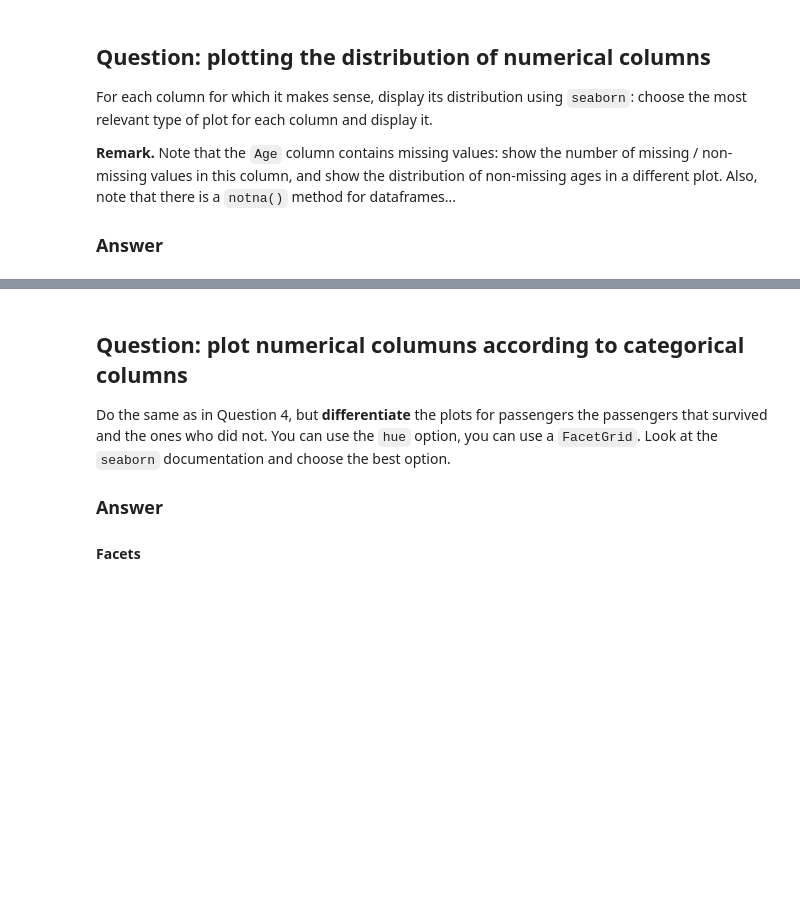
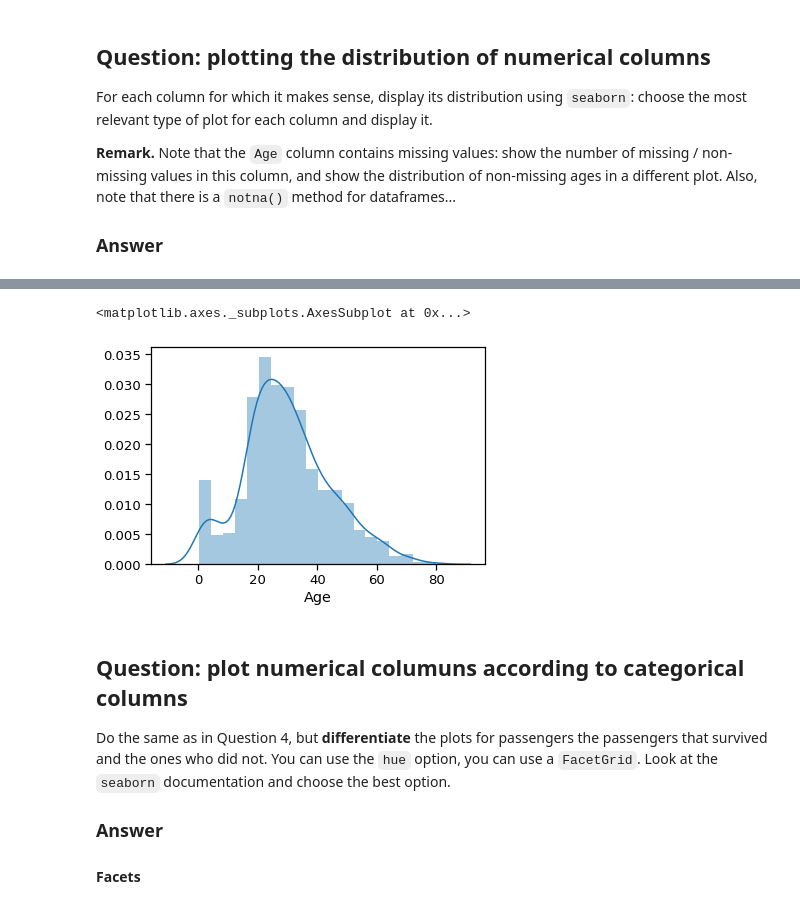
Before and after one commit to anis45/TechBigDataHomeWork, a Jupyter notebook: homework01.ipynb, the cells around one changed output, grey strips where cells are left out. Saved outputs shown, nothing was run; the diff lists cells and outputs as text; code cells hidden in the pictures; blank space fills up the shorter version.

```diff
--- a/homework01.ipynb
+++ b/homework01.ipynb
@@ -393,3 +449,8 @@ dtype: object
+# %%
+sns.distplot(df[df.Age.notna()].Age)
+# %% [output]
+<matplotlib.axes._subplots.AxesSubplot at 0x...>
+[figure, added]
 # %% [markdown]
 
 
```
Also changed, not shown: parts of 12 cells of this notebook.
